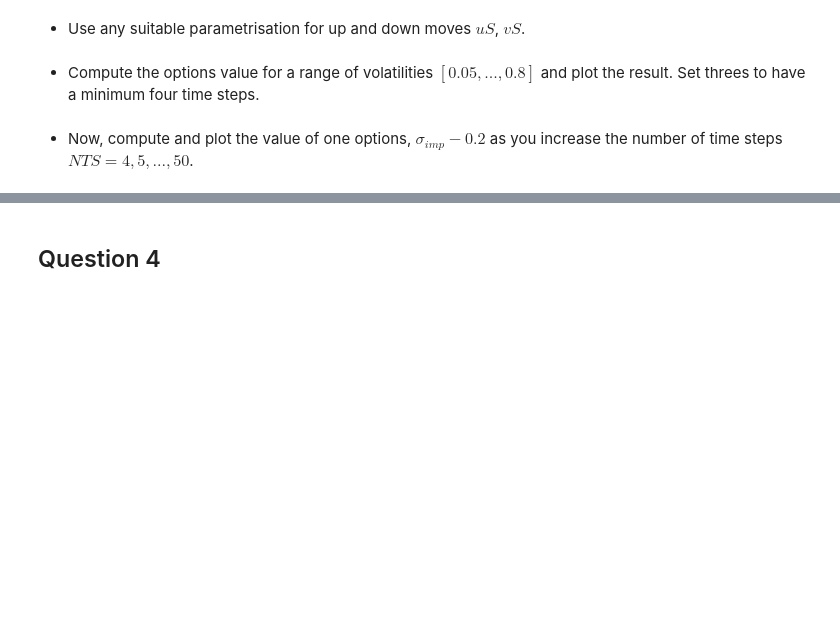
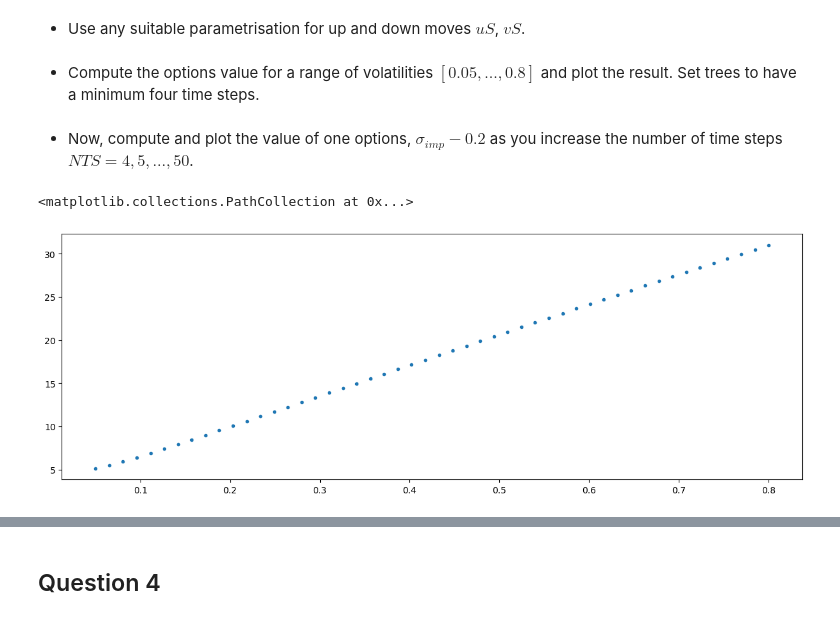
Before and after one commit to fbristotti/cqf, a Jupyter notebook: exam1/exam1.ipynb, the cells around one changed output, grey strips where cells are left out. Cells and saved outputs as stored; diff of their text form; code cells hidden in the pictures; blank space fills up the shorter version.

```diff
--- a/exam1/exam1.ipynb
+++ b/exam1/exam1.ipynb
@@ -241,6 +242,43 @@ Implement the multi-step binomial method as described in Binomial Method lecture
 # %% [markdown]
 - Use any suitable parametrisation for up and down moves $uS$, $vS$.
 # %% [markdown]
-- Compute the options value for a range of volatilities $[0.05,...,0.8]$ and plot the result. Set threes to have a minimum four time steps.
+- Compute the options value for a range of volatilities $[0.05,...,0.8]$ and plot the result. Set trees to have a minimum four time steps.
 # %% [markdown]
 - Now, compute and plot the value of one options, $\sigma_{imp} - 0.2$ as you increase the number of time steps $NTS = 4, 5, ..., 50$.
+# %%
+S = 100
+r = 0.05
+K = 100
+T = 1
+N = 4
+
+def combinat(n, i):
+    return math.factorial(n) / (math.factorial(n-i)*math.factorial(i))
+
+def opt_binomial(S0, K, T, r, sigma, N, CP):
+    dt = T / N
+    u = np.exp(sigma * np.sqrt(dt))
+    d = np.exp(-sigma * np.sqrt(dt))
+    p = (np.exp(r*dt)-d)/(u-d)
+    value = 0
+    for i in range(N+1):
+        prob = combinat(N, i)*(p**i)*((1-p)**(N-i))
+        ST = S0*(u**i)*(d**(N-i))
+        if CP == 'C':
+            value += max(ST-K, 0) * prob
+        else:
+            value += max(K-ST, 0) * prob
+
+    return value*np.exp(-r*T)
+# %%
+sigmas = np.linspace(0.05, 0.80)
+
+prices = []
+for sigma in sigmas:
+    prices.append(opt_binomial(S0=S, K=K, T=T, r=r, sigma=sigma, N=N, CP='C'))
+
+plt.subplots(figsize=[15,5])
+plt.scatter(sigmas, prices, marker='.')
+# %% [output]
+<matplotlib.collections.PathCollection at 0x...>
+[figure, added]
```
Also changed, not shown: parts of 2 cells of this notebook.
